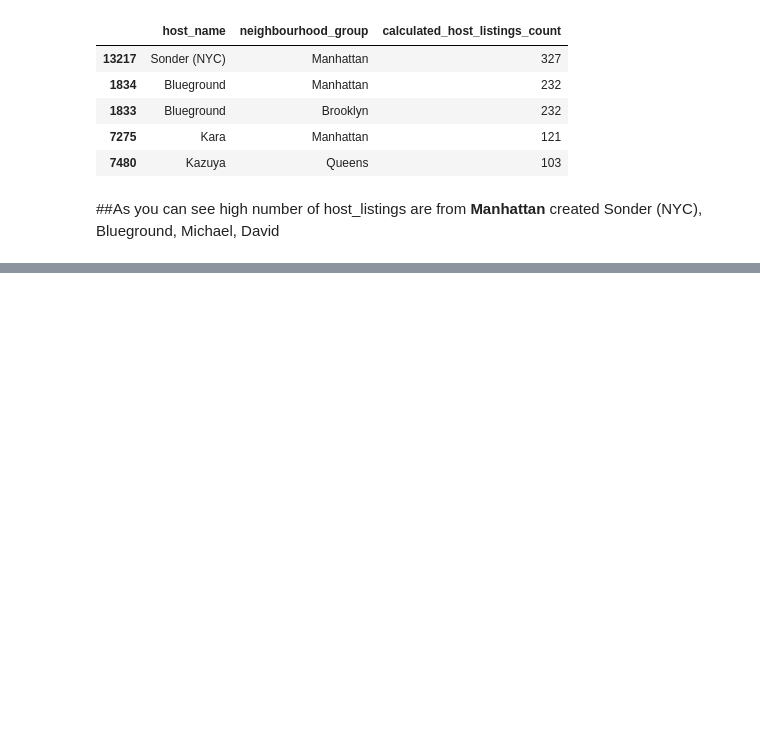
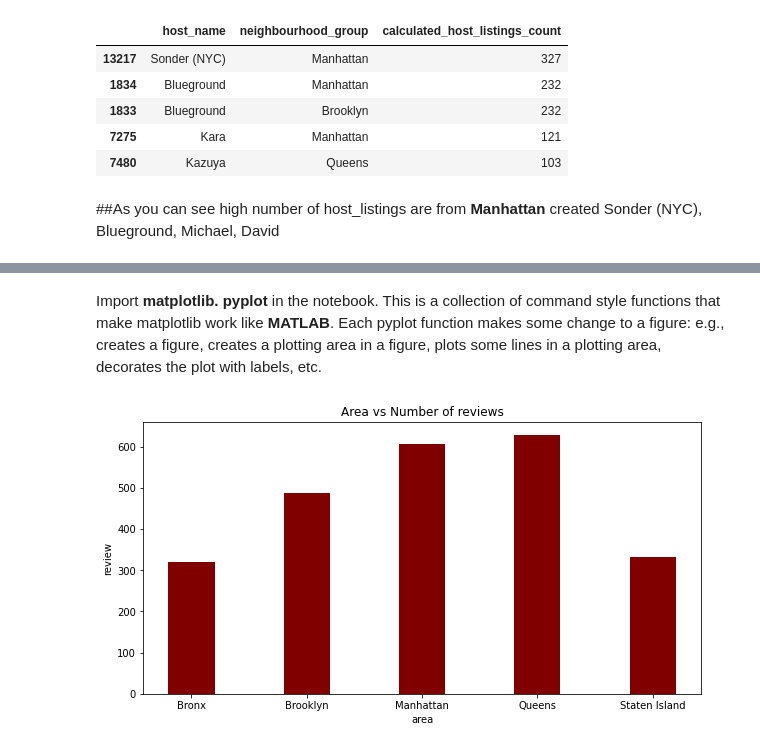
Before and after one commit to Amitpandeycoder/Airbnb-Capstone-Project, a Jupyter notebook: Airbnb_Bookings_Analysis_Capstone_Project.ipynb, the cells around one changed output, grey strips where cells are left out. Drawn from its saved outputs; the diff is of its cells as text; code cells hidden in the pictures; blank space fills up the shorter version.

```diff
--- a/Airbnb_Bookings_Analysis_Capstone_Project.ipynb
+++ b/Airbnb_Bookings_Analysis_Capstone_Project.ipynb
@@ -135,0 +138,3 @@ hosts_areas.sort_values(by='calculated_host_listings_count', ascending=False).he
+# %%
+areas_reviews = df1.groupby(['neighbourhood_group'])['number_of_reviews'].max().reset_index()
+areas_reviews
@@ -135,0 +148,2 @@ hosts_areas.sort_values(by='calculated_host_listings_count', ascending=False).he
+# %% [markdown]
+Import **matplotlib. pyplot** in the notebook. This is a collection of command style functions that make matplotlib work like **MATLAB**. Each pyplot function makes some change to a figure: e.g., creates a figure, creates a plotting area in a figure, plots some lines in a plotting area, decorates the plot with labels, etc.
@@ -135,0 +152,16 @@ hosts_areas.sort_values(by='calculated_host_listings_count', ascending=False).he
+# %%
+area = areas_reviews['neighbourhood_group']
+review = areas_reviews['number_of_reviews']
+
+fig = plt.figure(figsize = (10, 5))
+
+# creating the bar plot
+plt.bar(area, review, color ='maroon',
+        width = 0.4)
+
+plt.xlabel("area")
+plt.ylabel("review")
+plt.title("Area vs Number of reviews")
+plt.show()
+# %% [output]
+[figure, added]
```
Also changed, not shown: parts of 3 cells of this notebook.
